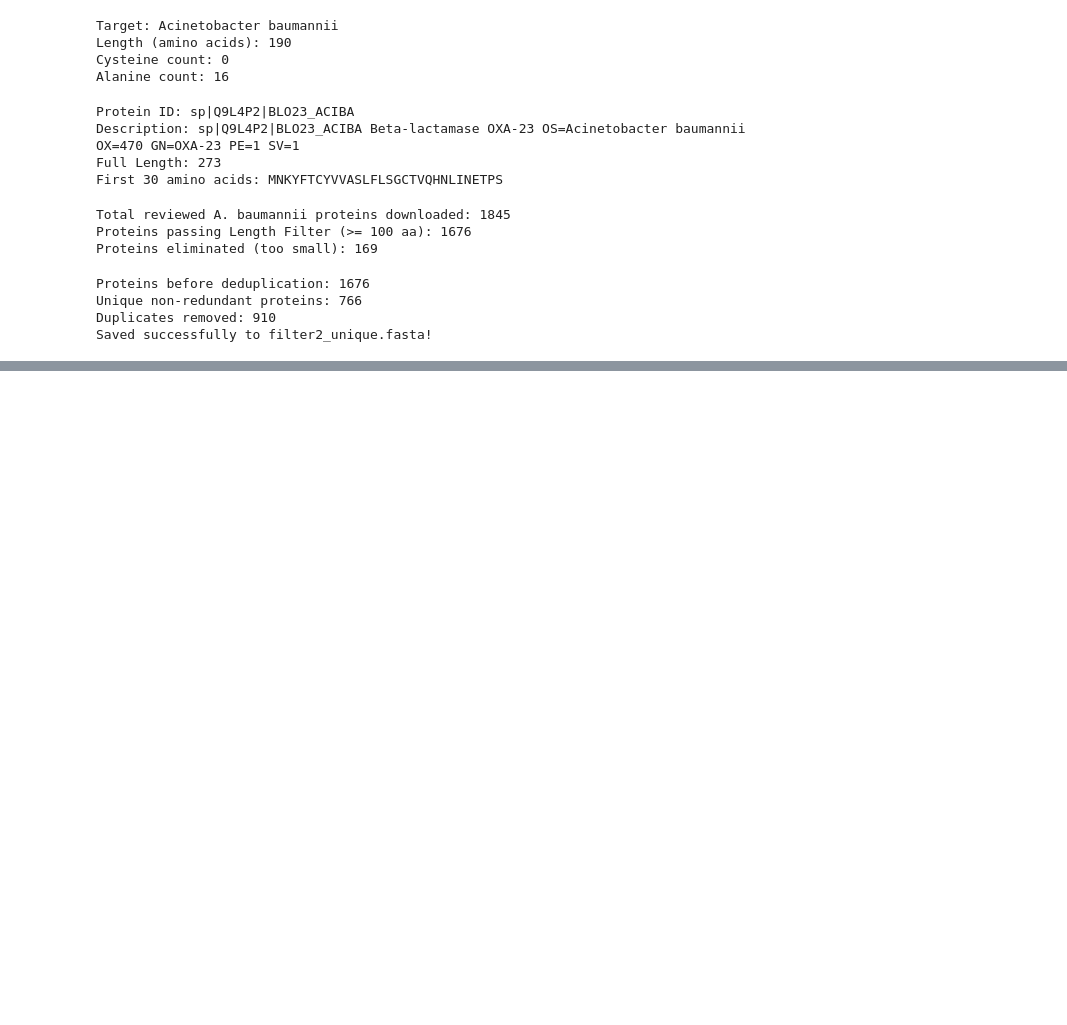
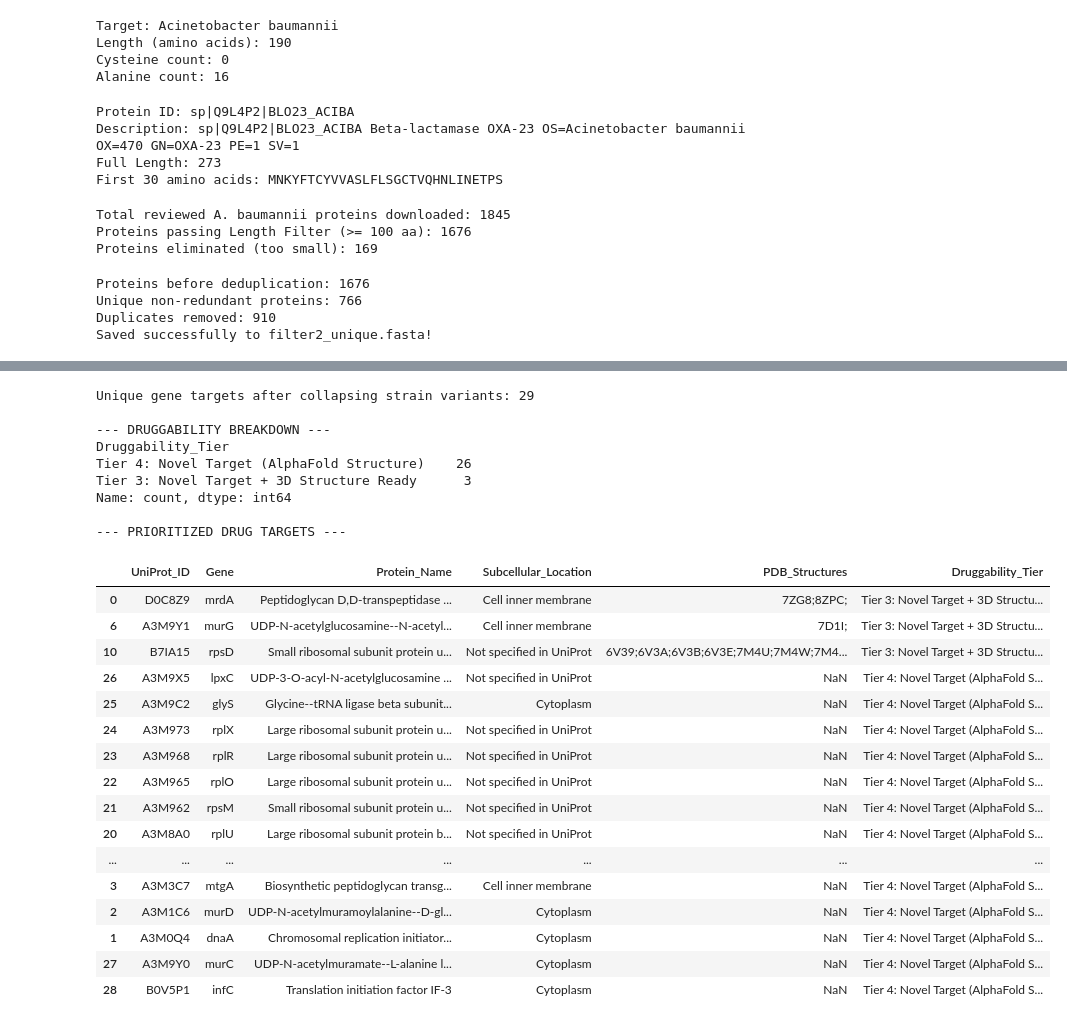
Before and after one commit to NoelAR1103/in-silico-D-T-P, a Jupyter notebook: D1DTP.ipynb, the cells around one changed output, grey strips where cells are left out. Saved outputs shown, nothing was run; the diff lists cells and outputs as text; code cells hidden in the pictures; blank space fills up the shorter version.

```diff
--- a/D1DTP.ipynb
+++ b/D1DTP.ipynb
@@ -102,0 +251,79 @@ Saved successfully to filter2_unique.fasta!
+# %%
+import pandas as pd
+import requests
+
+# 1. Collapse multi-strain duplicates so each unique Gene appears once
+unique_gene_df = df.drop_duplicates(subset=["Gene"]).copy()
+print(f"Unique gene targets after collapsing strain variants: {len(unique_gene_df)}")
+
+# 2. Query UniProt for DrugBank, ChEMBL, and 3D Crystal Structure (PDB) cross-references
+accessions = unique_gene_df["UniProt_ID"].tolist()
+url = "https://rest.uniprot.org/uniprotkb/accessions"
+params = {
+    "accessions": ",".join(accessions),
+    "fields": "accession,xref_drugbank,xref_chembl,xref_pdb",
+    "format": "tsv"
+}
+
+res = requests.get(url, params=params)
+with open("druggability_xrefs.tsv", "w") as f:
+    f.write(res.text)
+
+xref_df = pd.read_csv("druggability_xrefs.tsv", sep="\t")
+xref_df.columns = ["UniProt_ID", "DrugBank_IDs", "ChEMBL_IDs", "PDB_Structures"]
+
+# 3. Merge druggability data with our main target table
+final_df = pd.merge(unique_gene_df, xref_df, on="UniProt_ID")
+
+# Classify each target based on whether it has known ligands/drugs or 3D structures
+def classify_target(row):
+    has_drug = pd.notna(row["DrugBank_IDs"]) or pd.notna(row["ChEMBL_IDs"])
+    has_pdb = pd.notna(row["PDB_Structures"])
+    if has_drug and has_pdb:
+        return "Tier 1: Druggable + 3D Structure Ready"
+    elif has_drug:
+        return "Tier 2: Druggable (Known Ligands)"
+    elif has_pdb:
+        return "Tier 3: Novel Target + 3D Structure Ready"
+    else:
+        return "Tier 4: Novel Target (AlphaFold Structure)"
+
+final_df["Druggability_Tier"] = final_df.apply(classify_target, axis=1)
+
+# Clean up Subcellular Location text for readability
+final_df["Subcellular_Location"] = final_df["Subcellular_Location"].str.replace("SUBCELLULAR LOCATION: ", "", regex=False).str.split("{").str[0].str.strip()
+
+print("\n--- DRUGGABILITY BREAKDOWN ---")
+print(final_df["Druggability_Tier"].value_counts())
+
+print("\n--- PRIORITIZED DRUG TARGETS ---")
+display(final_df[["UniProt_ID", "Gene", "Protein_Name", "Subcellular_Location", "PDB_Structures", "Druggability_Tier"]].sort_values("Druggability_Tier"))
+
+final_df.to_csv("prioritized_drug_targets.csv", index=False)
+# %% [output]
+Unique gene targets after collapsing strain variants: 29
+
+--- DRUGGABILITY BREAKDOWN ---
+Druggability_Tier
+Tier 4: Novel Target (AlphaFold Structure)    26
+Tier 3: Novel Target + 3D Structure Ready      3
+Name: count, dtype: int64
+
+--- PRIORITIZED DRUG TARGETS ---
+|  | UniProt_ID | Gene | Protein_Name | Subcellular_Location | PDB_Structures | Druggability_Tier |
+| 0 | D0C8Z9 | mrdA | Peptidoglycan D,D-transpeptidase ... | Cell inner membrane | 7ZG8;8ZPC; | Tier 3: Novel Target + 3D Structu... |
+| 6 | A3M9Y1 | murG | UDP-N-acetylglucosamine--N-acetyl... | Cell inner membrane | 7D1I; | Tier 3: Novel Target + 3D Structu... |
+| 10 | B7IA15 | rpsD | Small ribosomal subunit protein u... | Not specified in UniProt | 6V39;6V3A;6V3B;6V3E;7M4U;7M4W;7M4... | Tier 3: Novel Target + 3D Structu... |
+| 26 | A3M9X5 | lpxC | UDP-3-O-acyl-N-acetylglucosamine ... | Not specified in UniProt | NaN | Tier 4: Novel Target (AlphaFold S... |
+| 25 | A3M9C2 | glyS | Glycine--tRNA ligase beta subunit... | Cytoplasm | NaN | Tier 4: Novel Target (AlphaFold S... |
+| 24 | A3M973 | rplX | Large ribosomal subunit protein u... | Not specified in UniProt | NaN | Tier 4: Novel Target (AlphaFold S... |
+| 23 | A3M968 | rplR | Large ribosomal subunit protein u... | Not specified in UniProt | NaN | Tier 4: Novel Target (AlphaFold S... |
+| 22 | A3M965 | rplO | Large ribosomal subunit protein u... | Not specified in UniProt | NaN | Tier 4: Novel Target (AlphaFold S... |
+| 21 | A3M962 | rpsM | Small ribosomal subunit protein u... | Not specified in UniProt | NaN | Tier 4: Novel Target (AlphaFold S... |
+| 20 | A3M8A0 | rplU | Large ribosomal subunit protein b... | Not specified in UniProt | NaN | Tier 4: Novel Target (AlphaFold S... |
+| ... | ... | ... | ... | ... | ... | ... |
+| 3 | A3M3C7 | mtgA | Biosynthetic peptidoglycan transg... | Cell inner membrane | NaN | Tier 4: Novel Target (AlphaFold S... |
+| 2 | A3M1C6 | murD | UDP-N-acetylmuramoylalanine--D-gl... | Cytoplasm | NaN | Tier 4: Novel Target (AlphaFold S... |
+| 1 | A3M0Q4 | dnaA | Chromosomal replication initiator... | Cytoplasm | NaN | Tier 4: Novel Target (AlphaFold S... |
+| 27 | A3M9Y0 | murC | UDP-N-acetylmuramate--L-alanine l... | Cytoplasm | NaN | Tier 4: Novel Target (AlphaFold S... |
+| 28 | B0V5P1 | infC | Translation initiation factor IF-3 | Cytoplasm | NaN | Tier 4: Novel Target (AlphaFold S... |
```
Also changed, not shown: parts of 13 cells of this notebook.
